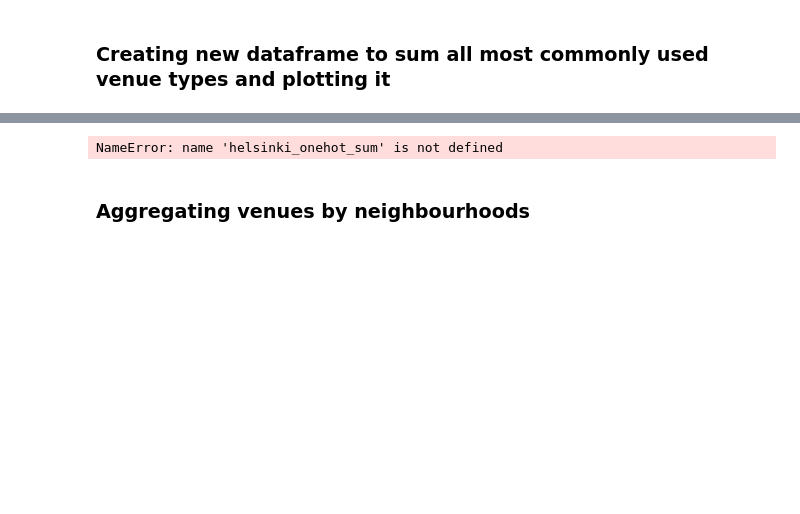
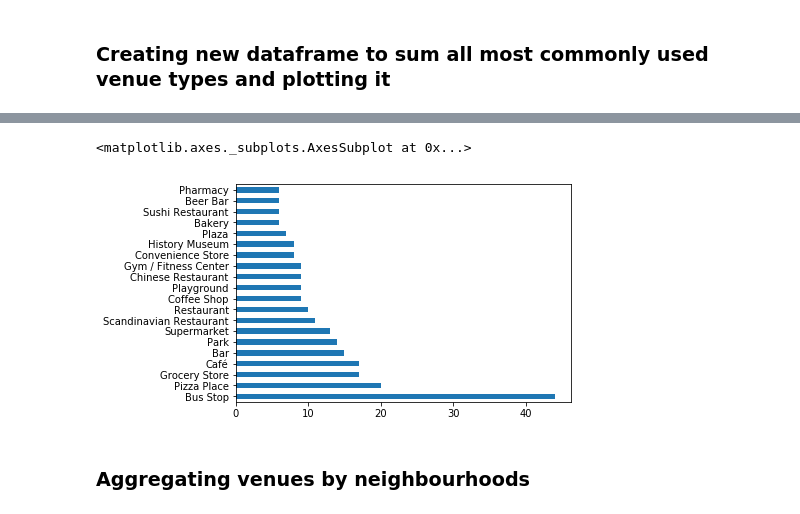
Before and after one commit to BrainCR4MP/IBM-Data-Science, a Jupyter notebook: Capstone_report_data.ipynb, the cells around one changed output, grey strips where cells are left out. Drawn from its saved outputs; the diff is of its cells as text; code cells hidden in the pictures; blank space fills up the shorter version.

```diff
--- a/Capstone_report_data.ipynb
+++ b/Capstone_report_data.ipynb
@@ -233,6 +235,6 @@ helsinki_onehot.head()
 ### Creating new dataframe to sum all most commonly used venue types and plotting it
 # %%
 import matplotlib.pyplot as plt
-helsinki_onehot_sum = helsinki_onehot.drop.sum()('Neighbourhood', axis=1).sum(axis=0)
-helsinki_onehot_sum
+helsinki_onehot_total = helsinki_onehot.drop('Neighbourhood', axis=1).sum(axis=0)
+helsinki_onehot_total
 # %% [output]
@@ -240,7 +258,8 @@ AttributeError: 'function' object has no attribute 'sum'
 # %%
-helsinki_onehot_sum.sort_values(ascending=False)[:20].plot(kind='barh') # Top 20 most used venues
+helsinki_onehot_total.sort_values(ascending=False)[:20].plot(kind='barh') # Top 20 most used venues
 # %% [output]
-NameError: name 'helsinki_onehot_sum' is not defined
+<matplotlib.axes._subplots.AxesSubplot at 0x...>
+[figure, added]
 # %% [markdown]
 ### Aggregating venues by neighbourhoods
 # %%
```
Also changed, not shown: parts of 2 cells of this notebook.
